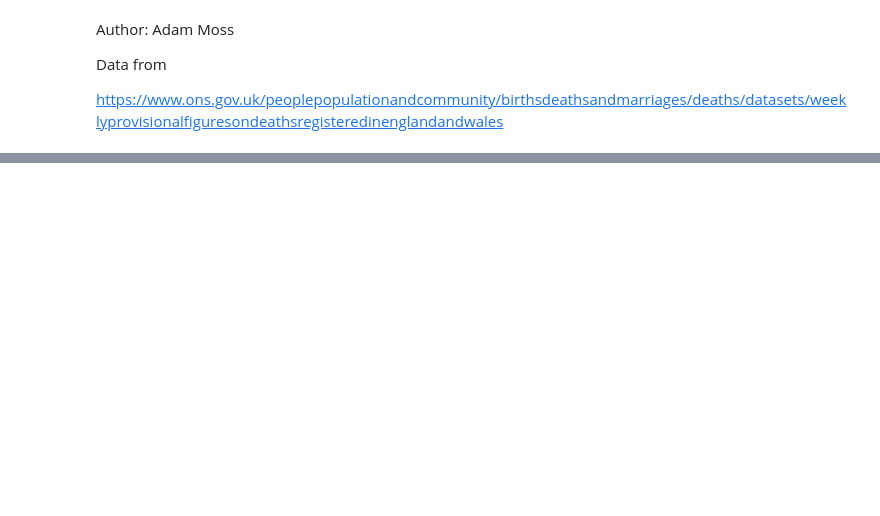
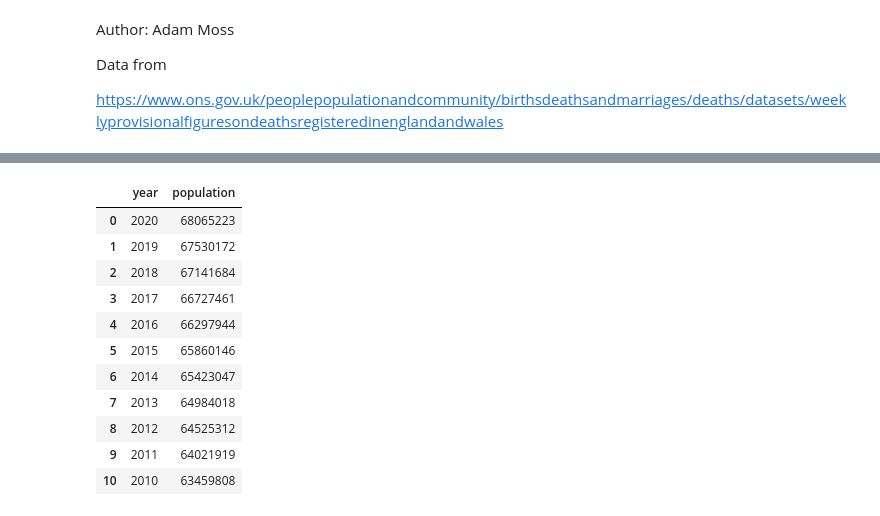
Before and after one commit to adammoss/covid, a Jupyter notebook: examples/all_cause_mortality.ipynb, the cells around one changed output, grey strips where cells are left out. Cells and saved outputs as stored; diff of their text form; code cells hidden in the pictures; blank space fills up the shorter version.

```diff
--- a/examples/all_cause_mortality.ipynb
+++ b/examples/all_cause_mortality.ipynb
@@ -14,0 +28,15 @@ df['population_correction'] = df['Population'][0] / df['Population']
+# %%
+population
+# %% [output]
+|  | year | population |
+| 0 | 2020 | 68065223 |
+| 1 | 2019 | 67530172 |
+| 2 | 2018 | 67141684 |
+| 3 | 2017 | 66727461 |
+| 4 | 2016 | 66297944 |
+| 5 | 2015 | 65860146 |
+| 6 | 2014 | 65423047 |
+| 7 | 2013 | 64984018 |
+| 8 | 2012 | 64525312 |
+| 9 | 2011 | 64021919 |
+| 10 | 2010 | 63459808 |
```
Also changed, not shown: parts of 10 cells of this notebook, 29 other files.
